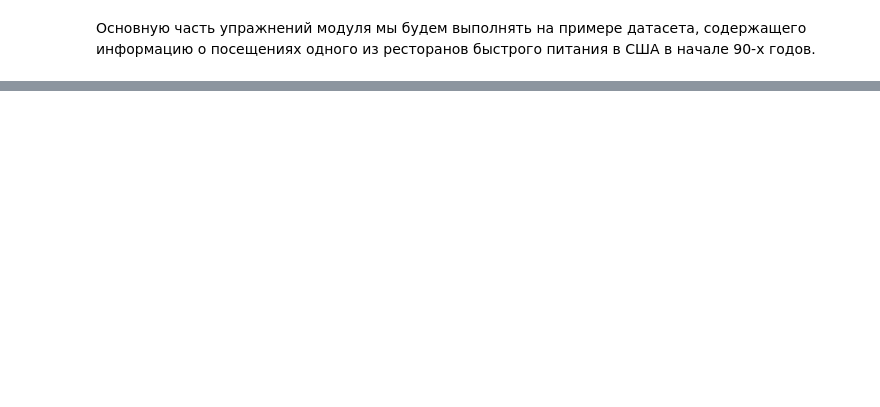
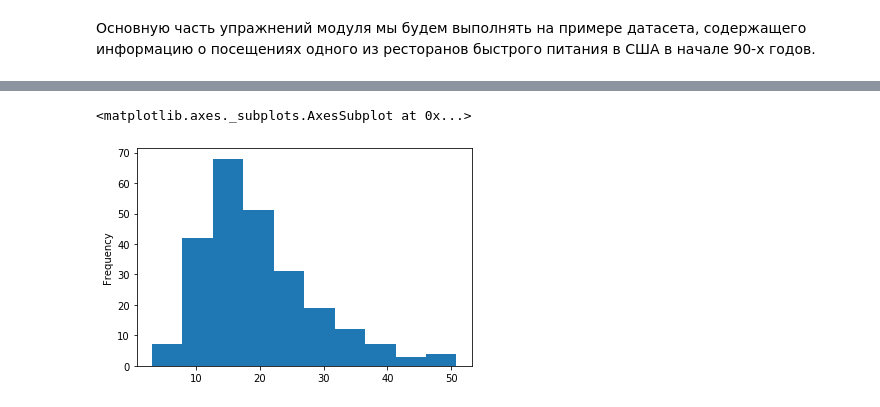
Before and after one commit to dm-fedorov/pandas_basic, a Jupyter notebook: кейсы по анализу данных/Визуализация.ipynb, the cells around one changed output, grey strips where cells are left out. Drawn from its saved outputs; the diff is of its cells as text; code cells hidden in the pictures; blank space fills up the shorter version.

```diff
--- a/кейсы по анализу данных/Визуализация.ipynb
+++ b/кейсы по анализу данных/Визуализация.ipynb
@@ -8,0 +44,5 @@ FileNotFoundError: [Errno 2] File tips.csv does not exist: 'tips.csv'
+# %%
+df['total_bill'].plot(kind='hist')
+# %% [output]
+<matplotlib.axes._subplots.AxesSubplot at 0x...>
+[figure, added]
```
Also changed, not shown: parts of 11 cells of this notebook, 1 other file.
